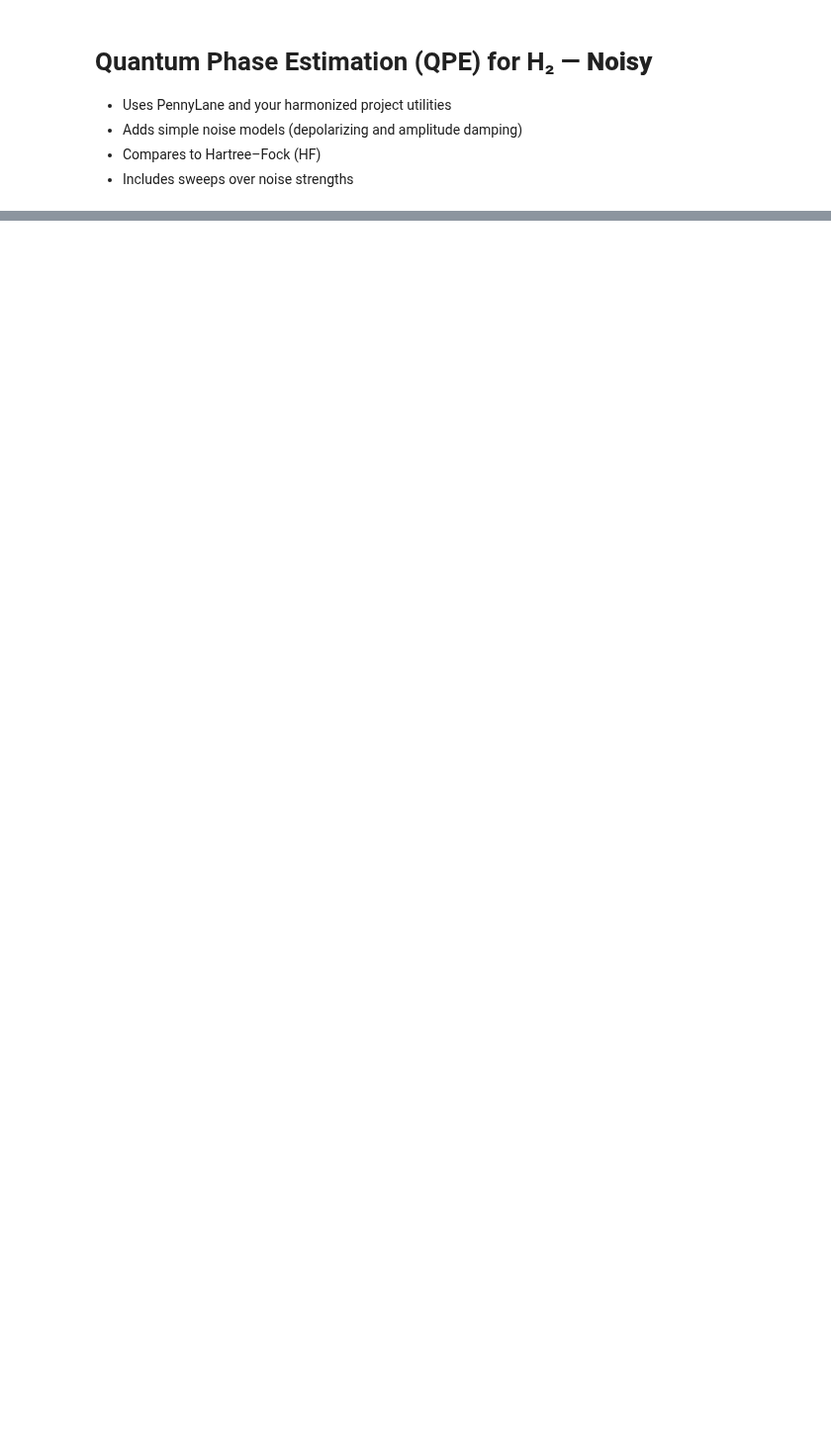
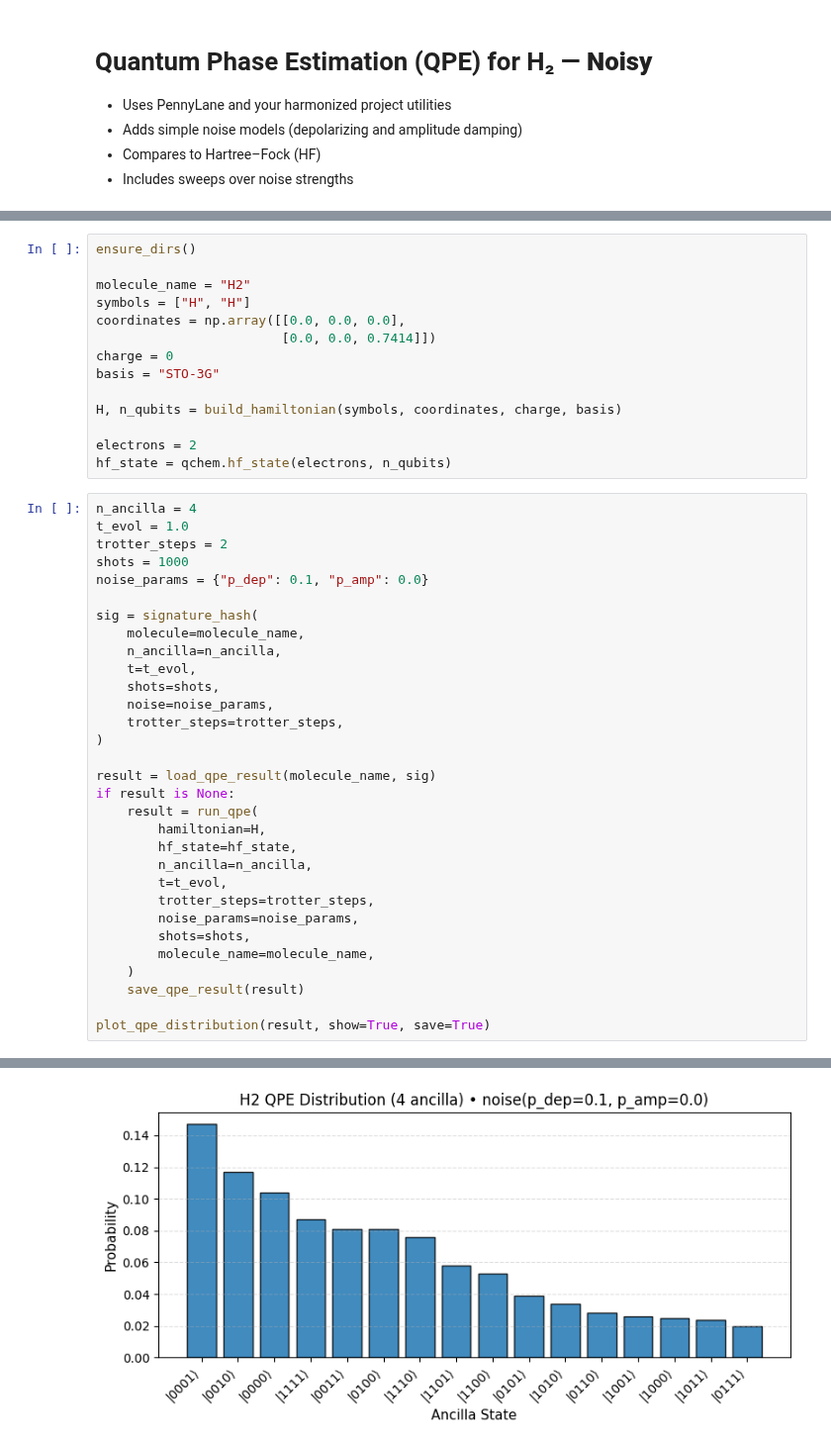
Before and after one commit to SidRichardsQuantum/Variational_Quantum_Eigensolver, a Jupyter notebook: notebooks/qpe/H2/Noisy.ipynb, the cells around one changed output, grey strips where cells are left out. Shown at 99% size. Drawn from its saved outputs; the diff is of its cells as text; blank space fills up the shorter version.

```diff
--- a/notebooks/qpe/H2/Noisy.ipynb
+++ b/notebooks/qpe/H2/Noisy.ipynb
@@ -126,0 +16,46 @@ QPE (noisy) estimate: -0.39269908 Ha
+# %%
+ensure_dirs()
+
+molecule_name = "H2"
+symbols = ["H", "H"]
+coordinates = np.array([[0.0, 0.0, 0.0],
+                        [0.0, 0.0, 0.7414]])
+charge = 0
+basis = "STO-3G"
+
+H, n_qubits = build_hamiltonian(symbols, coordinates, charge, basis)
+
+electrons = 2
+hf_state = qchem.hf_state(electrons, n_qubits)
+# %%
+n_ancilla = 4
+t_evol = 1.0
+trotter_steps = 2
+shots = 1000
+noise_params = {"p_dep": 0.1, "p_amp": 0.0}
+
+sig = signature_hash(
+    molecule=molecule_name,
+    n_ancilla=n_ancilla,
+    t=t_evol,
+    shots=shots,
+    noise=noise_params,
+    trotter_steps=trotter_steps,
+)
+
+result = load_qpe_result(molecule_name, sig)
+if result is None:
+    result = run_qpe(
+        hamiltonian=H,
+        hf_state=hf_state,
+        n_ancilla=n_ancilla,
+        t=t_evol,
+        trotter_steps=trotter_steps,
+        noise_params=noise_params,
+        shots=shots,
+        molecule_name=molecule_name,
+    )
+    save_qpe_result(result)
+
+plot_qpe_distribution(result, show=True, save=True)
+# %% [output]
@@ -126,0 +63 @@ QPE (noisy) estimate: -0.39269908 Ha
+[figure, added]
```
Also changed, not shown: parts of 9 cells of this notebook, 30 other files.
